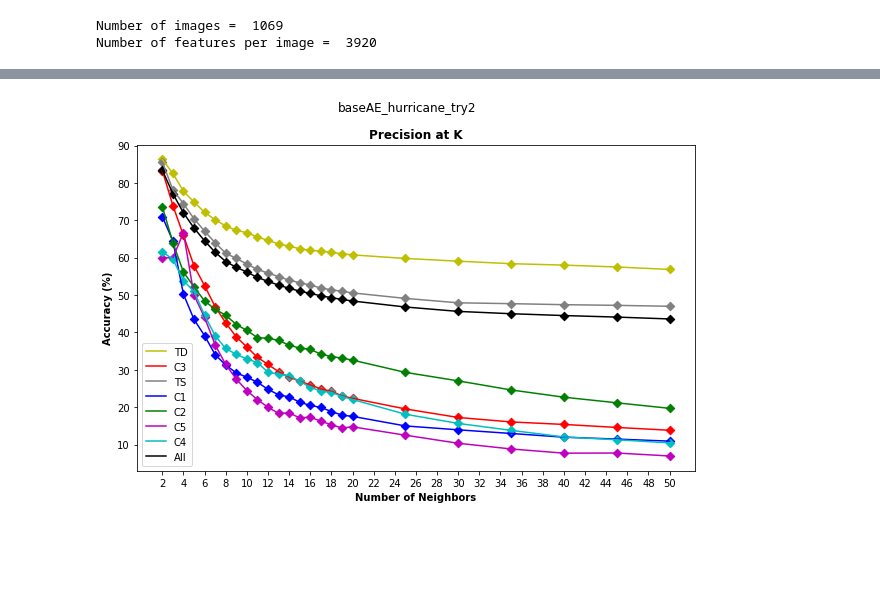
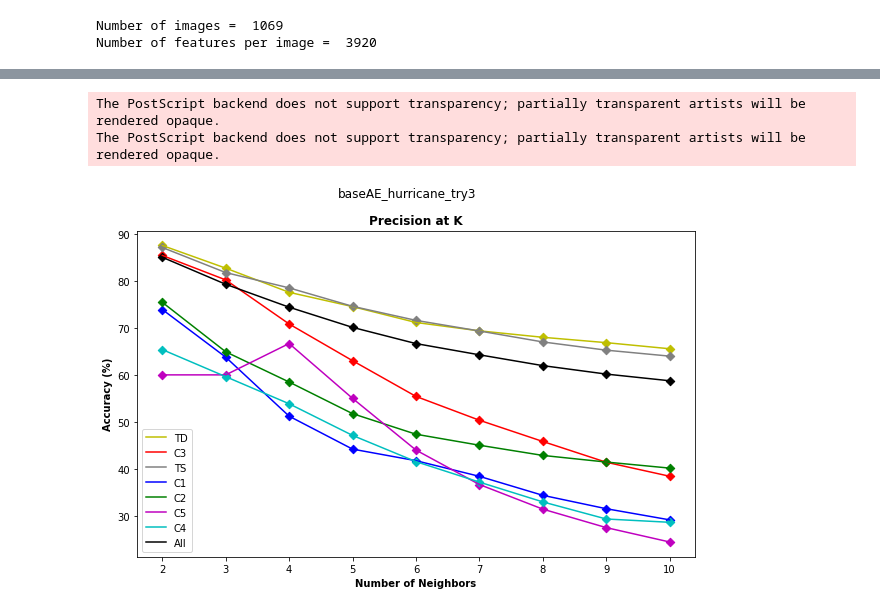
Before and after one commit to satyarth934/FDL2020_KnowledgeDiscoveryFramework, a Jupyter notebook: notebooks/Evaluation_P_at_K_Hurricane.ipynb, the cells around one changed output, grey strips where cells are left out. Drawn from its saved outputs; the diff is of its cells as text; code cells hidden in the pictures; blank space fills up the shorter version.

Commit message:
Plotting precision @ K for each class.

```diff
--- a/notebooks/Evaluation_P_at_K_Hurricane.ipynb
+++ b/notebooks/Evaluation_P_at_K_Hurricane.ipynb
@@ -58,13 +58,13 @@ import utils
 # print("Num GPUs Available: ", tf.config.experimental.list_physical_devices('GPU'))
 # print("Num GPUs Available: ", len(tf.config.experimental.list_physical_devices('GPU')))
 # %%
-MODEL_NAME = "baseAE_hurricane_try2"
+MODEL_NAME = "baseAE_hurricane_try3"
 BASE_DIR = "/home/satyarth934/code/FDL_2020/"
 
 FEATURE_DIR = BASE_DIR + "Features/" + MODEL_NAME
 PATH_LIST = FEATURE_DIR + "/filenames.pkl"
 FEATURES_OUTPUT = FEATURE_DIR + "/features.pkl"
-P_AT_K_PLOT =  FEATURE_DIR + "/p_at_k_plot_2_to_50.png"
+P_AT_K_PLOT =  FEATURE_DIR + "/p_at_k_plot_2_to_10.png"
 
 # MODIS_DUST_GT_PATH = "/home/satyarth934/data/modis_data_products/MODIS_Dust_Events_2010_2020_h16v7.pkl"
 # DUST_GT = pickle.load(open(MODIS_DUST_GT_PATH, 'rb'))
@@ -139,6 +139,18 @@ def calculate_accuracy(feature_list, num_nearest_neighbors):
             (1.0 * correct_predictions + incorrect_predictions), 2)
 
 
+def getClassCount():
+    class_cnt = {"All":0}
+    for i in range(len(filenames)):
+        cid = classname(filenames[i])
+        if cid in class_cnt:
+            class_cnt[cid] += 1
+        else:
+            class_cnt[cid] = 1
+        class_cnt["All"] += 1
+
+    return class_cnt
+
 
 def calculate_per_class_accuracy(feature_list, num_nearest_neighbors):
     correct_predictions = 0
@@ -172,6 +184,11 @@ def calculate_per_class_accuracy(feature_list, num_nearest_neighbors):
     correct_predictions_map['All'] = correct_predictions
     incorrect_predictions_map['All'] = incorrect_predictions
 
+    class_cnt = getClassCount()
+    for k in class_cnt:
+        correct_predictions_map[k] = correct_predictions_map[k] / class_cnt[k]
+        incorrect_predictions_map[k] = incorrect_predictions_map[k] / class_cnt[k]
+
     precision_k_map = {}
     for k in correct_predictions_map:
         precision_k_map[k] = [round(
@@ -195,8 +212,8 @@ def calculate_per_class_accuracy(feature_list, num_nearest_neighbors):
 # %%
 # Select the number of neighbors to check for accuracy measurement
 # num_neighbor_check = [2,3,4,5,10,20,30,40,50]
-num_neighbor_check = [2, 3, 4, 5, 6, 7, 8, 9, 10, 11, 12, 13, 14, 15, 16, 17, 18, 19, 20, 25, 30, 35, 40, 45, 50]
-# num_neighbor_check = [2, 3, 4]
+# num_neighbor_check = [2, 3, 4, 5, 6, 7, 8, 9, 10, 11, 12, 13, 14, 15, 16, 17, 18, 19, 20, 25, 30, 35, 40, 45, 50]
+num_neighbor_check = [2, 3, 4, 5, 6, 7, 8, 9, 10]
 
 precision_k = {}
 for num_neighbor in num_neighbor_check:
@@ -264,17 +227,20 @@ Please use `tqdm.notebook.tqdm` instead of `tqdm.tqdm_notebook`
 # %%
 color_map = {'C1':'b', 'C2':'g', 'C3':'r', 'C4':'c', 'C5':'m', 'TD':'y', 'TS':'gray', 'All':'k'}
 
 plt.figure(figsize=(10,6))
 plt.suptitle(MODEL_NAME)
-plt.xticks(np.arange(2, 51, 2))
+# plt.xticks(np.arange(2, 51, 2))
 plt.xlabel('Number of Neighbors', fontweight='bold')
 plt.ylabel('Accuracy (%)', fontweight='bold')
 plt.title('Precision at K', fontweight='bold')
 for k in precision_k:
     plt.scatter(num_neighbor_check, precision_k[k], c=color_map[k], marker='D')
     plt.plot(num_neighbor_check, precision_k[k], c=color_map[k])
 plt.legend(labels=list(precision_k.keys()))
 
 plt.savefig(P_AT_K_PLOT)
+plt.savefig(FEATURE_DIR + "/p_at_k_plot_2_to_10.eps")
 # %% [output]
+The PostScript backend does not support transparency; partially transparent artists will be rendered opaque.
+The PostScript backend does not support transparency; partially transparent artists will be rendered opaque.
-[figure, old version]
+[figure, new version]
```
Also changed, not shown: parts of 2 cells of this notebook, 1 other file.
